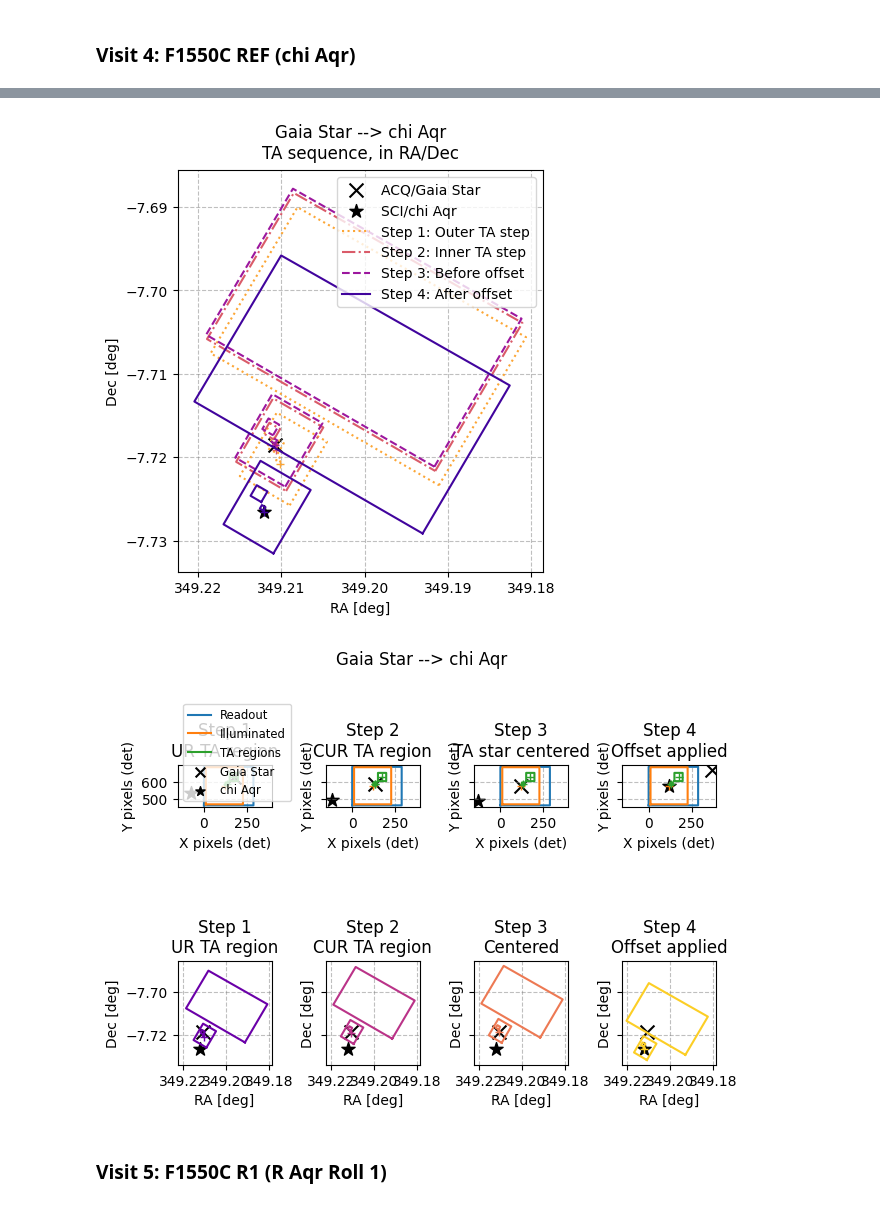
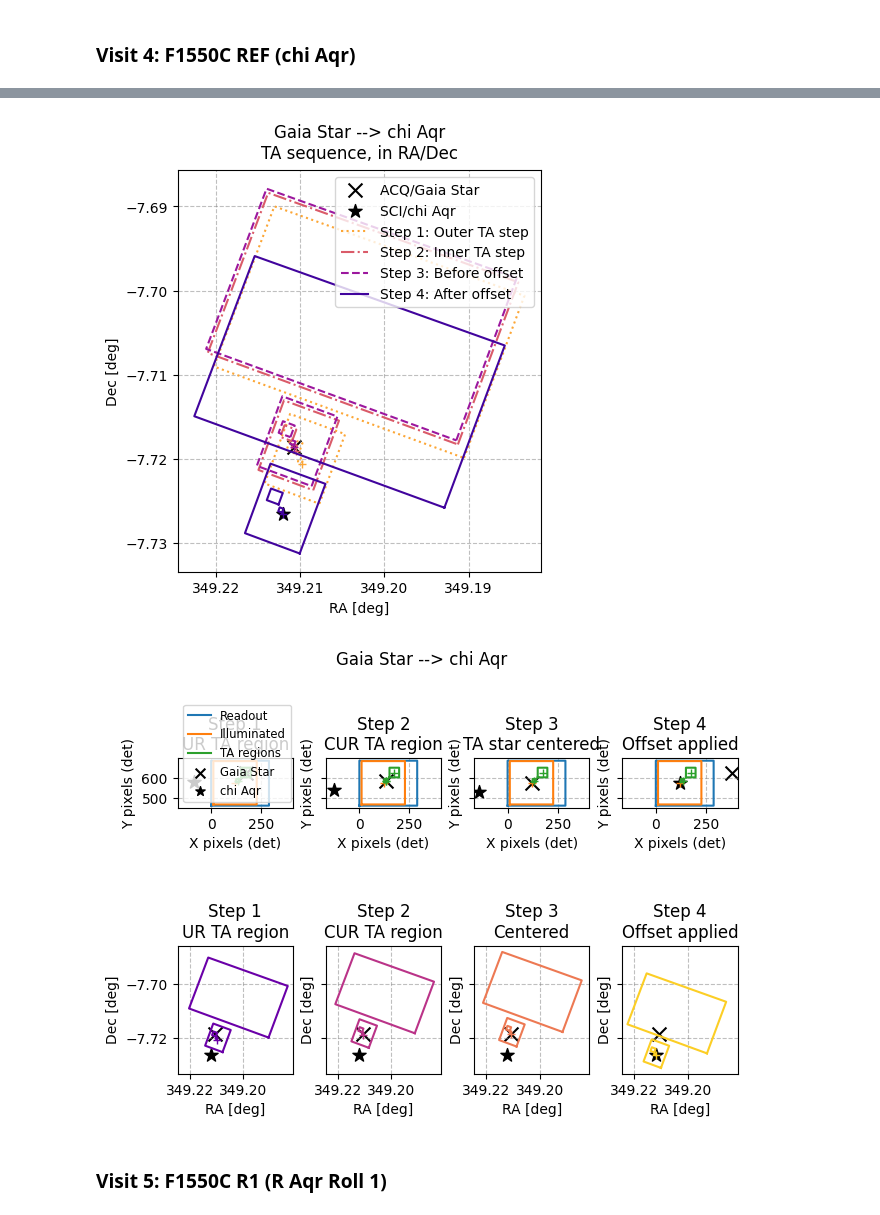
Before and after one commit to mmarengo/jwst_offset, a Jupyter notebook: offsets_apt_sequence.ipynb, the cells around one changed output, grey strips where cells are left out. Saved outputs shown, nothing was run; the diff lists cells and outputs as text; code cells hidden in the pictures.

```diff
--- a/offsets_apt_sequence.ipynb
+++ b/offsets_apt_sequence.ipynb
@@ -21,8 +24,9 @@ Desired roll angles, coronagraphic masks and desired visits start times.
 # %%
 # JWST PA angle of the telescope V3 axis at time of observation
 # V3PA range found in APT -> Visit Planner -> Reports -> Visit -> Total Roll
-V3PA_TIME_R1 = 55.000 # V3PA at the JWST observing time (roll 1)
-V3PA_TIME_R2 = 63.000 # V3PA at the JWST observing time (roll 2)
+V3PA_TIME_R1  = 55.000 # V3PA at the JWST observing time (roll 1)
+V3PA_TIME_R2  = 65.000 # V3PA at the JWST observing time (roll 2)
+V3PA_TIME_REF = 65.000 # V3PA at the JWST observing time (reference)
 
 # Coronographic mask ids
 CORON_ID_A = '1140' # ID for first coronagraphic observation
@@ -373,7 +379,7 @@ slew_fr_f1550c_ref = {'label': 'Gaia Star',
 # Calculate offsets for 4QPM 11.4 um mask at JWST observing time (roll 1)
 dx, dy = coff.compute_offsets(slew_fr_f1550c_ref,
                               slew_to_f1550c_ref,
-                              V3PA_TIME_R1,
+                              V3PA_TIME_REF,
                               CORON_ID_B,
                               verbose = False,
                               show_plots = SHOW_PLOTS,
@@ -389,5 +395,5 @@ dy_f1550c_ref = dy
-[figure, old version]
+[figure, new version]
-[figure, old version]
+[figure, new version]
 # %% [markdown]
 ### Visit 5: F1550C R1 (R Aqr Roll 1)
 # %%
```
Also changed, not shown: parts of 10 cells of this notebook.
